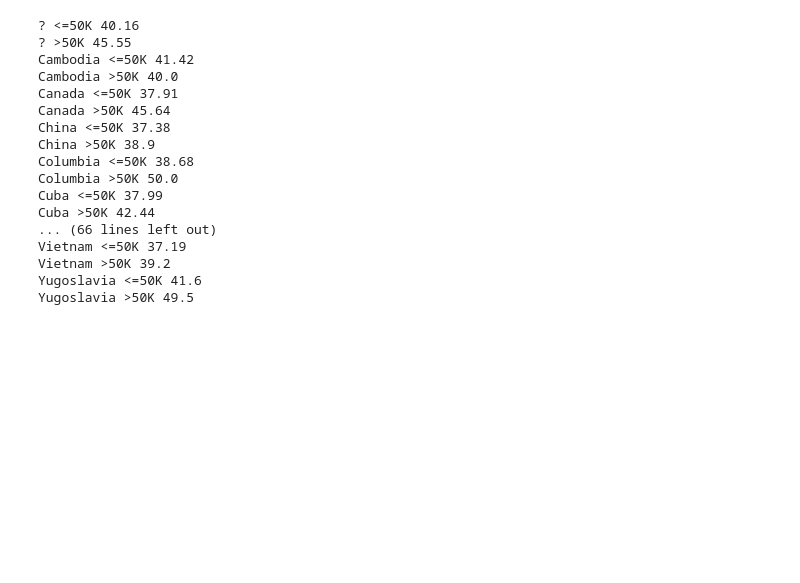
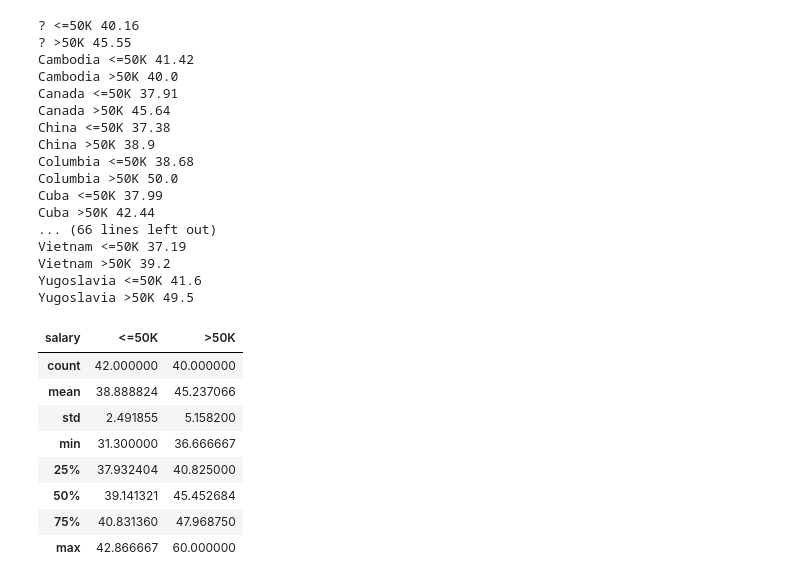
Before and after one commit to Mohsenmohebbi1993/Kaggle, a Jupyter notebook: 2. Topic 1. Exploratory data analysis with Pandas/a1-demo-pandas-and-uci-adult-dataset.ipynb, the cells around one changed output. Saved outputs shown, nothing was run; the diff lists cells and outputs as text; code cells hidden in the pictures; blank space fills up the shorter version.

Commit message:
Qusetion 9 describe

```diff
--- a/2. Topic 1. Exploratory data analysis with Pandas/a1-demo-pandas-and-uci-adult-dataset.ipynb
+++ b/2. Topic 1. Exploratory data analysis with Pandas/a1-demo-pandas-and-uci-adult-dataset.ipynb
@@ -337,3 +337,16 @@ Vietnam <=50K 37.19
 Vietnam >50K 39.2
 Yugoslavia <=50K 41.6
 Yugoslavia >50K 49.5
+# %%
+pd.crosstab(data['native-country'], data['salary'],
+           values=data['hours-per-week'], aggfunc=np.mean).reset_index().describe()
+# %% [output]
+| salary | <=50K | >50K |
+| count | 42.000000 | 40.000000 |
+| mean | 38.888824 | 45.237066 |
+| std | 2.491855 | 5.158200 |
+| min | 31.300000 | 36.666667 |
+| 25% | 37.932404 | 40.825000 |
+| 50% | 39.141321 | 45.452684 |
+| 75% | 40.831360 | 47.968750 |
+| max | 42.866667 | 60.000000 |
```
